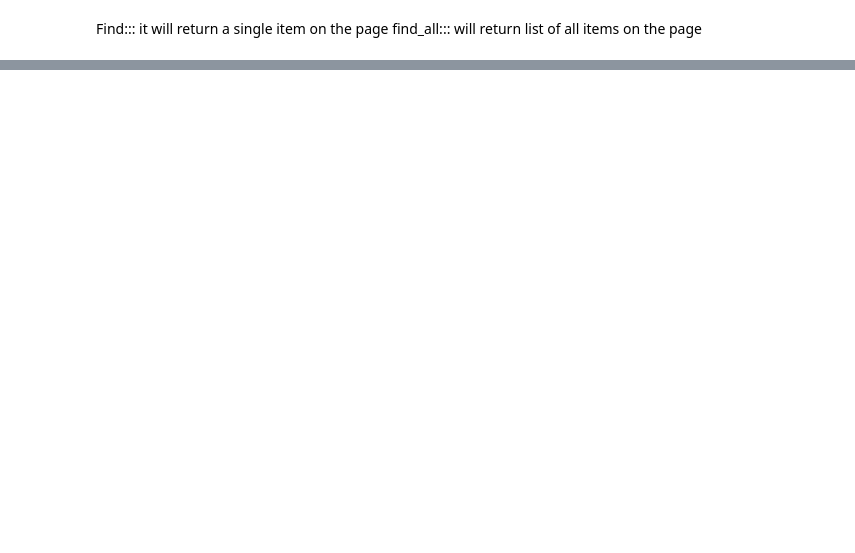
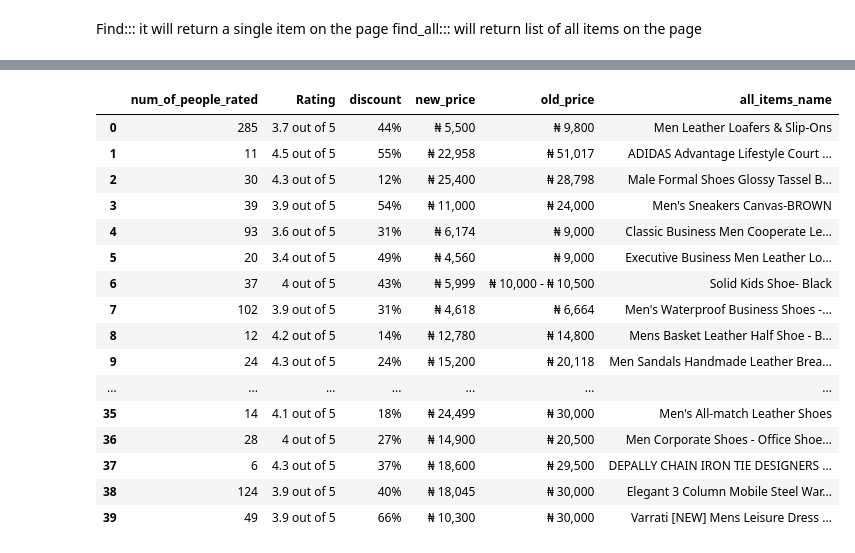
Before and after one commit to KennethAgbo/Web-Scrapping, a Jupyter notebook: Web Scraping notebook.ipynb, the cells around one changed output, grey strips where cells are left out. Saved outputs shown, nothing was run; the diff lists cells and outputs as text; code cells hidden in the pictures; blank space fills up the shorter version.

```diff
--- a/Web Scraping notebook.ipynb
+++ b/Web Scraping notebook.ipynb
@@ -226,0 +341,6 @@ pd.DataFrame({key:pd.Series(value) for key, value in t.items()})
+# %%
+t = {"num_of_people_rated":[], 'Rating':[], 'discount': [], 'new_price':[], 'old_price':[], 'all_items_name':[]}
+# %%
+# for rating
+for i in soup.find_all("a", class_ = "core"):
+     print(i.find("div", class_ = "stars _s").text)
@@ -226,0 +365,4 @@ pd.DataFrame({key:pd.Series(value) for key, value in t.items()})
+# %%
+# for number of people rated
+for i in soup.find_all("a", class_ = "core"):
+     print(i.find("div", class_ = "rev").text.split('(')[1].strip(')'))
@@ -226,0 +387,46 @@ pd.DataFrame({key:pd.Series(value) for key, value in t.items()})
+# %%
+for i in soup.find_all("a", class_ = "core"):
+    try:
+        t['old_price'].append(i.find("div", class_ = "old").text)
+    except:
+        t['old_price'].append(np.nan)
+    try:
+         t['new_price'].append(i.find("div", class_ = "prc").text)
+    except:
+            t['new_price'].append(np.na)
+    try:
+          t['all_items_name'].append(i.find("h3", class_ = "name").text)
+    except:
+            t['all_items_name'].append(np.nan)
+    try:
+          t['discount'].append(i.find("div", class_ = "bdg _dsct _sm").text)
+    except:
+            t['discount'].append(np.nan)
+    try:
+         t['Rating'].append(i.find("div", class_ = "stars _s").text)
+    except:
+            t['Rating'].append(np.nan)
+    try:
+         t["num_of_people_rated"].append(i.find("div", class_ = "rev").text.split('(')[1].strip(')'))
+    except:
+        t["num_of_people_rated"].append(np.nan)
+# %%
+pd.DataFrame({key:pd.Series(value) for key, value in t.items()})
+# %% [output]
+|  | num_of_people_rated | Rating | discount | new_price | old_price | all_items_name |
+| 0 | 285 | 3.7 out of 5 | 44% | ₦ 5,500 | ₦ 9,800 | Men Leather Loafers & Slip-Ons |
+| 1 | 11 | 4.5 out of 5 | 55% | ₦ 22,958 | ₦ 51,017 | ADIDAS Advantage Lifestyle Court ... |
+| 2 | 30 | 4.3 out of 5 | 12% | ₦ 25,400 | ₦ 28,798 | Male Formal Shoes Glossy Tassel B... |
+| 3 | 39 | 3.9 out of 5 | 54% | ₦ 11,000 | ₦ 24,000 | Men's Sneakers Canvas-BROWN |
+| 4 | 93 | 3.6 out of 5 | 31% | ₦ 6,174 | ₦ 9,000 | Classic Business Men Cooperate Le... |
+| 5 | 20 | 3.4 out of 5 | 49% | ₦ 4,560 | ₦ 9,000 | Executive Business Men Leather Lo... |
+| 6 | 37 | 4 out of 5 | 43% | ₦ 5,999 | ₦ 10,000 - ₦ 10,500 | Solid Kids Shoe- Black |
+| 7 | 102 | 3.9 out of 5 | 31% | ₦ 4,618 | ₦ 6,664 | Men's Waterproof Business Shoes -... |
+| 8 | 12 | 4.2 out of 5 | 14% | ₦ 12,780 | ₦ 14,800 | Mens Basket Leather Half Shoe - B... |
+| 9 | 24 | 4.3 out of 5 | 24% | ₦ 15,200 | ₦ 20,118 | Men Sandals Handmade Leather Brea... |
+| ... | ... | ... | ... | ... | ... | ... |
+| 35 | 14 | 4.1 out of 5 | 18% | ₦ 24,499 | ₦ 30,000 | Men's All-match Leather Shoes |
+| 36 | 28 | 4 out of 5 | 27% | ₦ 14,900 | ₦ 20,500 | Men Corporate Shoes - Office Shoe... |
+| 37 | 6 | 4.3 out of 5 | 37% | ₦ 18,600 | ₦ 29,500 | DEPALLY CHAIN IRON TIE DESIGNERS ... |
+| 38 | 124 | 3.9 out of 5 | 40% | ₦ 18,045 | ₦ 30,000 | Elegant 3 Column Mobile Steel War... |
+| 39 | 49 | 3.9 out of 5 | 66% | ₦ 10,300 | ₦ 30,000 | Varrati [NEW] Mens Leisure Dress ... |
```
Also changed, not shown: parts of 32 cells of this notebook.
